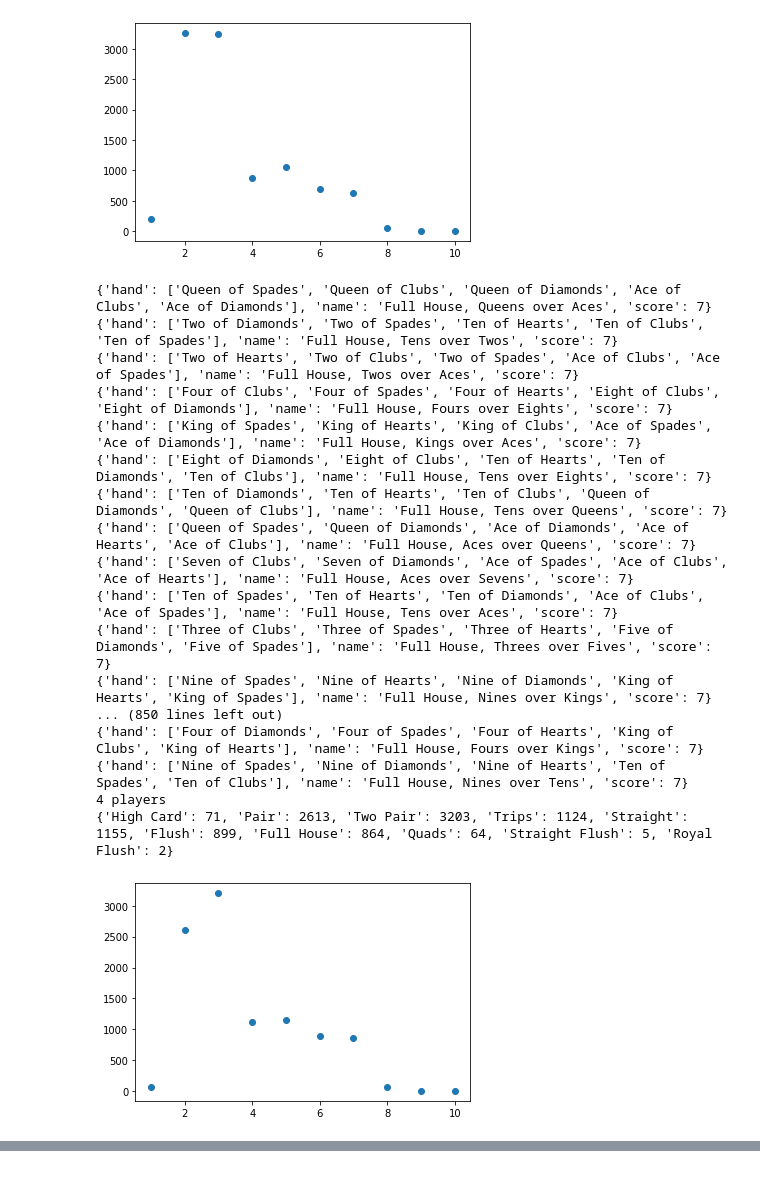
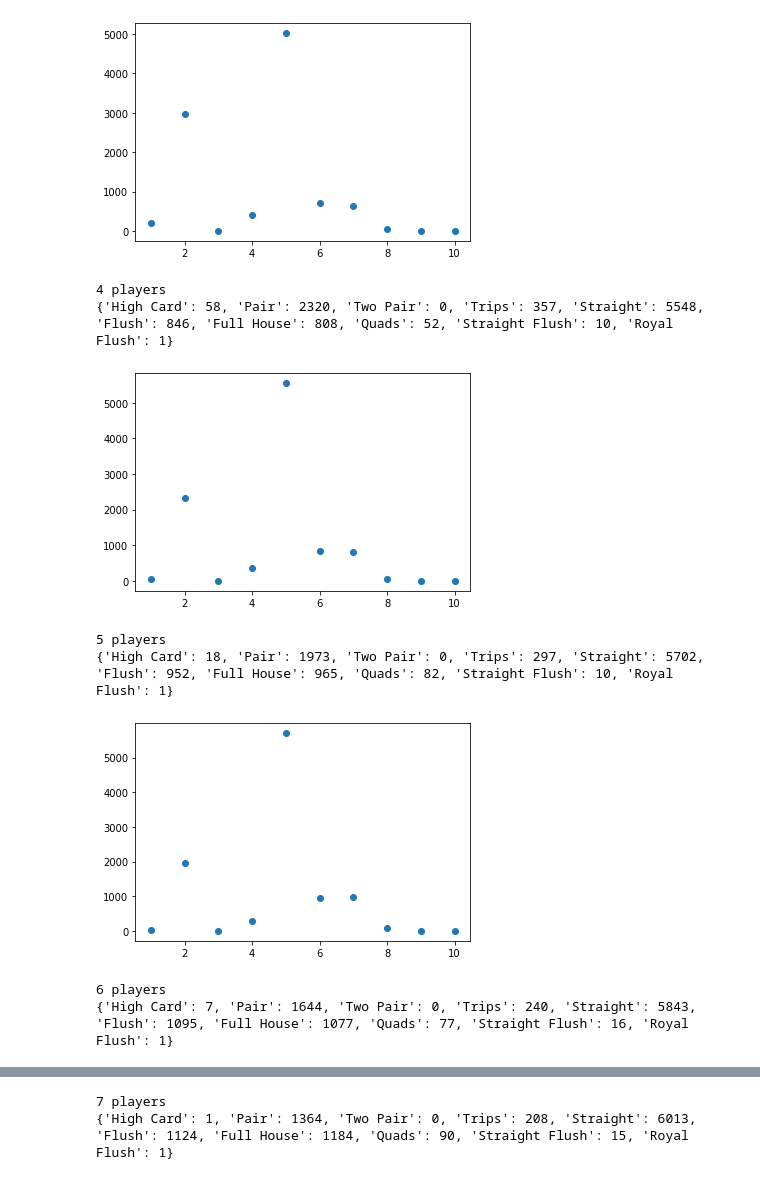
Before and after one commit to owenmccadden/econ-411, a Jupyter notebook: texas_hold_em.ipynb, the cells around one changed output, grey strips where cells are left out. Cells and saved outputs as stored; diff of their text form; code cells hidden in the pictures.

Commit message:
modified game logic. Errors with straight and two pair. Will break up into separate methods.

```diff
--- a/texas_hold_em.ipynb
+++ b/texas_hold_em.ipynb
@@ -361,7 +392,7 @@ def simulate(x):
         g.turn()
         g.river()
         hand = g.get_winning_hand()
-        if hand['score'] == 7:
+        if hand['score'] == 3:
             print(hand)
         results[hand['score']] += 1
 
@@ -373,4 +426,4 @@ def simulate(x):
 # %%
-for i in range(2, 5):
+for i in range(2, 10):
     simulate(i)
 # %% [output]
@@ -412,19 +435,9 @@ for i in range(2, 5):
-[figure, old version]
+[figure, new version]
-{'hand': ['Queen of Spades', 'Queen of Clubs', 'Queen of Diamonds', 'Ace of Clubs', 'Ace of Diamonds'], 'name': 'Full House, Queens over Aces', 'score': 7}
-{'hand': ['Two of Diamonds', 'Two of Spades', 'Ten of Hearts', 'Ten of Clubs', 'Ten of Spades'], 'name': 'Full House, Tens over Twos', 'score': 7}
-{'hand': ['Two of Hearts', 'Two of Clubs', 'Two of Spades', 'Ace of Clubs', 'Ace of Spades'], 'name': 'Full House, Twos over Aces', 'score': 7}
-{'hand': ['Four of Clubs', 'Four of Spades', 'Four of Hearts', 'Eight of Clubs', 'Eight of Diamonds'], 'name': 'Full House, Fours over Eights', 'score': 7}
-{'hand': ['King of Spades', 'King of Hearts', 'King of Clubs', 'Ace of Spades', 'Ace of Diamonds'], 'name': 'Full House, Kings over Aces', 'score': 7}
-{'hand': ['Eight of Diamonds', 'Eight of Clubs', 'Ten of Hearts', 'Ten of Diamonds', 'Ten of Clubs'], 'name': 'Full House, Tens over Eights', 'score': 7}
-{'hand': ['Ten of Diamonds', 'Ten of Hearts', 'Ten of Clubs', 'Queen of Diamonds', 'Queen of Clubs'], 'name': 'Full House, Tens over Queens', 'score': 7}
-{'hand': ['Queen of Spades', 'Queen of Diamonds', 'Ace of Diamonds', 'Ace of Hearts', 'Ace of Clubs'], 'name': 'Full House, Aces over Queens', 'score': 7}
-{'hand': ['Seven of Clubs', 'Seven of Diamonds', 'Ace of Spades', 'Ace of Clubs', 'Ace of Hearts'], 'name': 'Full House, Aces over Sevens', 'score': 7}
-{'hand': ['Ten of Spades', 'Ten of Hearts', 'Ten of Diamonds', 'Ace of Clubs', 'Ace of Spades'], 'name': 'Full House, Tens over Aces', 'score': 7}
-{'hand': ['Three of Clubs', 'Three of Spades', 'Three of Hearts', 'Five of Diamonds', 'Five of Spades'], 'name': 'Full House, Threes over Fives', 'score': 7}
-{'hand': ['Nine of Spades', 'Nine of Hearts', 'Nine of Diamonds', 'King of Hearts', 'King of Spades'], 'name': 'Full House, Nines over Kings', 'score': 7}
-... (850 lines left out)
-{'hand': ['Four of Diamonds', 'Four of Spades', 'Four of Hearts', 'King of Clubs', 'King of Hearts'], 'name': 'Full House, Fours over Kings', 'score': 7}
-{'hand': ['Nine of Spades', 'Nine of Diamonds', 'Nine of Hearts', 'Ten of Spades', 'Ten of Clubs'], 'name': 'Full House, Nines over Tens', 'score': 7}
 4 players
-{'High Card': 71, 'Pair': 2613, 'Two Pair': 3203, 'Trips': 1124, 'Straight': 1155, 'Flush': 899, 'Full House': 864, 'Quads': 64, 'Straight Flush': 5, 'Royal Flush': 2}
+{'High Card': 58, 'Pair': 2320, 'Two Pair': 0, 'Trips': 357, 'Straight': 5548, 'Flush': 846, 'Full House': 808, 'Quads': 52, 'Straight Flush': 10, 'Royal Flush': 1}
-[figure, old version]
+[figure, new version]
+5 players
+{'High Card': 18, 'Pair': 1973, 'Two Pair': 0, 'Trips': 297, 'Straight': 5702, 'Flush': 952, 'Full House': 965, 'Quads': 82, 'Straight Flush': 10, 'Royal Flush': 1}
+[figure, added]
+6 players
+{'High Card': 7, 'Pair': 1644, 'Two Pair': 0, 'Trips': 240, 'Straight': 5843, 'Flush': 1095, 'Full House': 1077, 'Quads': 77, 'Straight Flush': 16, 'Royal Flush': 1}
@@ -430,0 +445,2 @@ for i in range(2, 5):
+7 players
+{'High Card': 1, 'Pair': 1364, 'Two Pair': 0, 'Trips': 208, 'Straight': 6013, 'Flush': 1124, 'Full House': 1184, 'Quads': 90, 'Straight Flush': 15, 'Royal Flush': 1}
```
Also changed, not shown: parts of 13 cells of this notebook.
